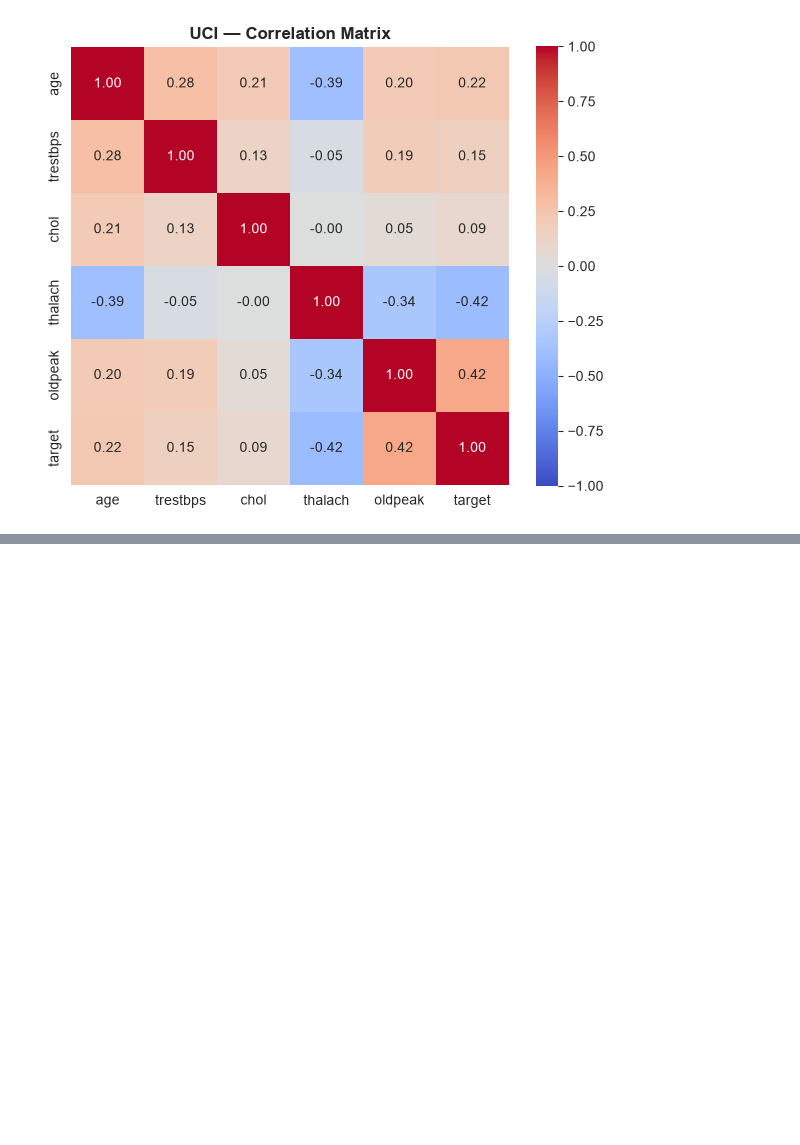
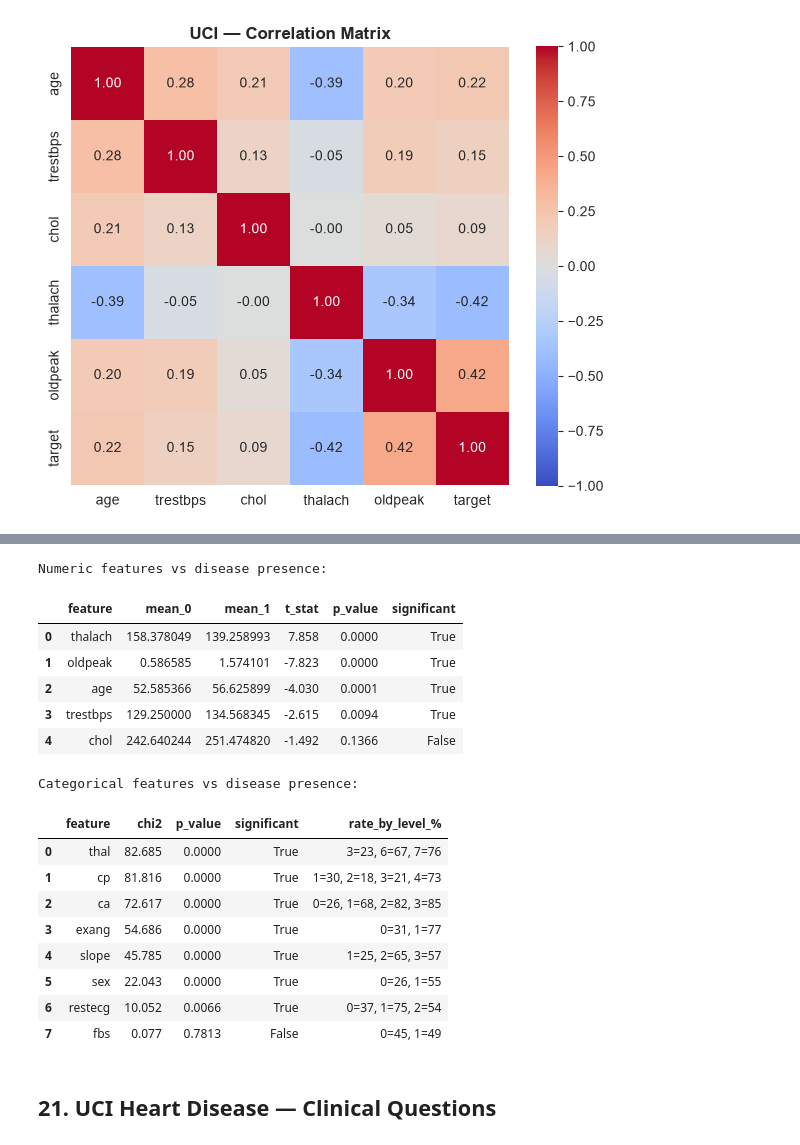
Before and after one commit to ayodeji07/patient_survival_prediction, a Jupyter notebook: notebooks/00_eda.ipynb, the cells around one changed output, grey strips where cells are left out. Drawn from its saved outputs; the diff is of its cells as text; code cells hidden in the pictures; blank space fills up the shorter version.

```diff
--- a/notebooks/00_eda.ipynb
+++ b/notebooks/00_eda.ipynb
@@ -540,0 +651,29 @@ Name: VIF, dtype: float64
+# %%
+numeric_tests_uci = numeric_significance(uci_clean_df, ucfg.target_col, ucfg.numeric_features)
+print('Numeric features vs disease presence:')
+display(numeric_tests_uci)
+
+cat_tests_uci = categorical_significance(uci_clean_df, ucfg.target_col, ucfg.categorical_features)
+print()
+print('Categorical features vs disease presence:')
+display(cat_tests_uci)
+# %% [output]
+Numeric features vs disease presence:
+|  | feature | mean_0 | mean_1 | t_stat | p_value | significant |
+| 0 | thalach | 158.378049 | 139.258993 | 7.858 | 0.0000 | True |
+| 1 | oldpeak | 0.586585 | 1.574101 | -7.823 | 0.0000 | True |
+| 2 | age | 52.585366 | 56.625899 | -4.030 | 0.0001 | True |
+| 3 | trestbps | 129.250000 | 134.568345 | -2.615 | 0.0094 | True |
+| 4 | chol | 242.640244 | 251.474820 | -1.492 | 0.1366 | False |
+Categorical features vs disease presence:
+|  | feature | chi2 | p_value | significant | rate_by_level_% |
+| 0 | thal | 82.685 | 0.0000 | True | 3=23, 6=67, 7=76 |
+| 1 | cp | 81.816 | 0.0000 | True | 1=30, 2=18, 3=21, 4=73 |
+| 2 | ca | 72.617 | 0.0000 | True | 0=26, 1=68, 2=82, 3=85 |
+| 3 | exang | 54.686 | 0.0000 | True | 0=31, 1=77 |
+| 4 | slope | 45.785 | 0.0000 | True | 1=25, 2=65, 3=57 |
+| 5 | sex | 22.043 | 0.0000 | True | 0=26, 1=55 |
+| 6 | restecg | 10.052 | 0.0066 | True | 0=37, 1=75, 2=54 |
+| 7 | fbs | 0.077 | 0.7813 | False | 0=45, 1=49 |
+# %% [markdown]
+## 21. UCI Heart Disease — Clinical Questions
```
Also changed, not shown: parts of 20 cells of this notebook.
